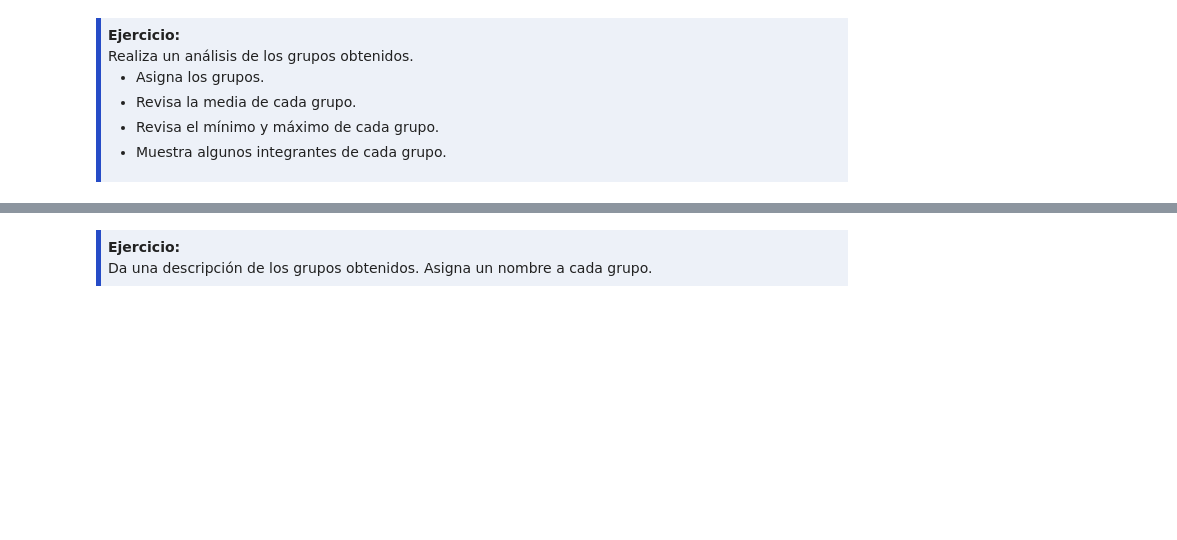
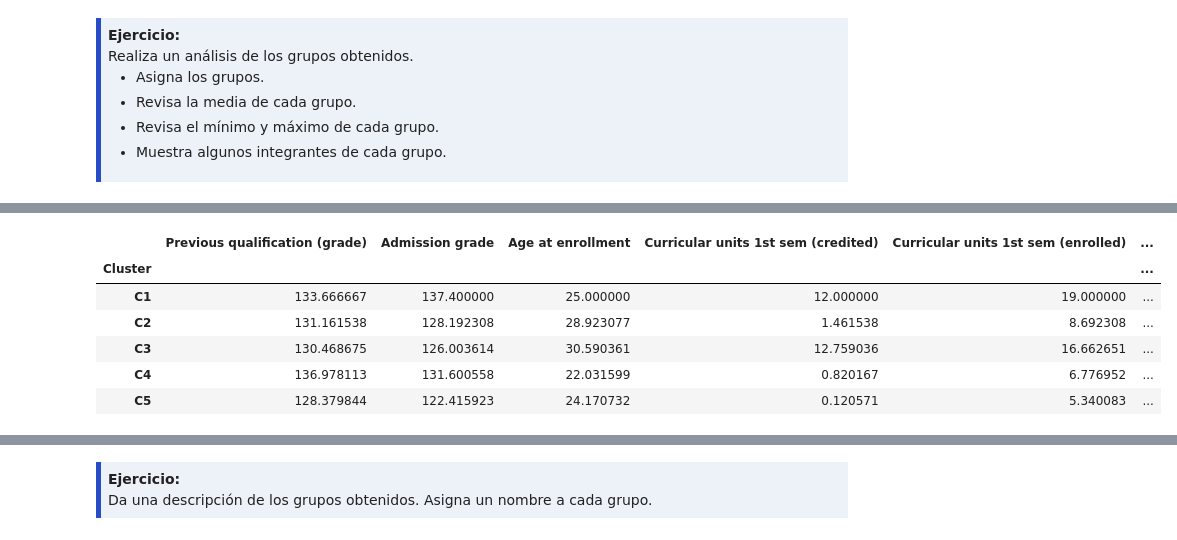
Before and after one commit to sebasarellano/Aprendizaje_Automatico, a Jupyter notebook: 03_Agrupamiento_Jerarquico_MiDataset.ipynb, the cells around one changed output, grey strips where cells are left out. Cells and saved outputs as stored; diff of their text form; code cells hidden in the pictures; blank space fills up the shorter version.

```diff
--- a/03_Agrupamiento_Jerarquico_MiDataset.ipynb
+++ b/03_Agrupamiento_Jerarquico_MiDataset.ipynb
@@ -159,3 +182,15 @@ plt.show()
   <li>Muestra algunos integrantes de cada grupo.</li>
 </ul>
 </div>
+# %%
+# Definir la distancia de corte
+distancia_corte =  16
+
+# Asignar los grupos
+clusters = fcluster(Z, t=distancia_corte, criterion='distance')
+
+# Agregar la información de clúster
+data['Cluster'] = ['C' + str(c) for c in clusters]
+
+# Mostrar los primeros registros
+display(data.head())
@@ -161,0 +216,11 @@ plt.show()
+# %%
+# Revisar las medias de cada grupo
+data.groupby('Cluster').mean()
+# %% [output]
+|  | Previous qualification (grade) | Admission grade | Age at enrollment | Curricular units 1st sem (credited) | Curricular units 1st sem (enrolled) | ... |
+| Cluster |  |  |  |  |  | ... |
+| C1 | 133.666667 | 137.400000 | 25.000000 | 12.000000 | 19.000000 | ... |
+| C2 | 131.161538 | 128.192308 | 28.923077 | 1.461538 | 8.692308 | ... |
+| C3 | 130.468675 | 126.003614 | 30.590361 | 12.759036 | 16.662651 | ... |
+| C4 | 136.978113 | 131.600558 | 22.031599 | 0.820167 | 6.776952 | ... |
+| C5 | 128.379844 | 122.415923 | 24.170732 | 0.120571 | 5.340083 | ... |
```
Also changed, not shown: parts of 18 cells of this notebook.
